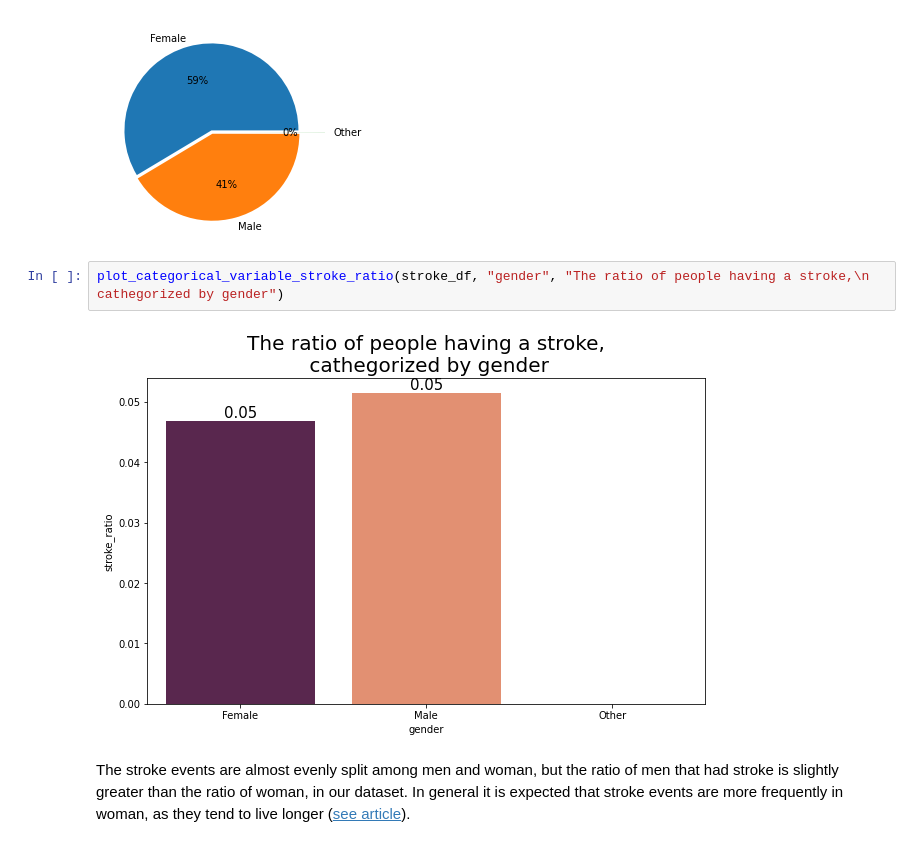
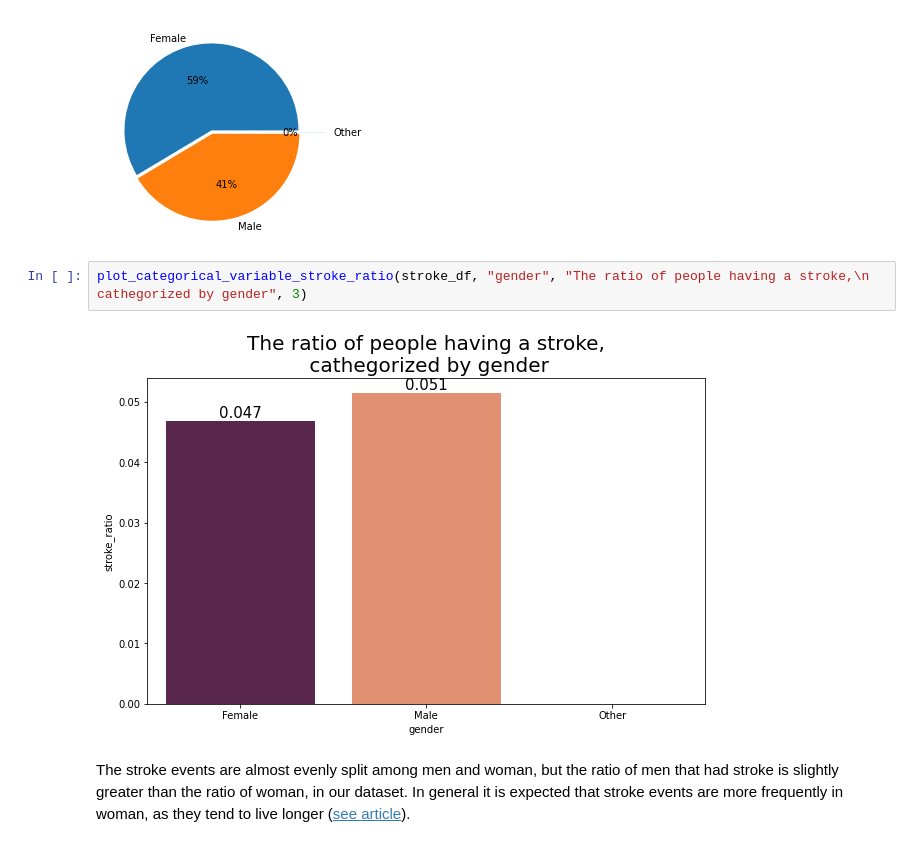
Before and after one commit to bori00/Stroke-Predictor, a Jupyter notebook: Stroke_Predictor.ipynb, the cells around one changed output. Saved outputs shown, nothing was run; the diff lists cells and outputs as text.

```diff
--- a/Stroke_Predictor.ipynb
+++ b/Stroke_Predictor.ipynb
@@ -333,9 +333,9 @@ plt.show()
 # %% [output]
 [figure]
 # %%
-plot_categorical_variable_stroke_ratio(stroke_df, "gender", "The ratio of people having a stroke,\n cathegorized by gender")
+plot_categorical_variable_stroke_ratio(stroke_df, "gender", "The ratio of people having a stroke,\n cathegorized by gender", 3)
 # %% [output]
-[figure, old version]
+[figure, new version]
 # %% [markdown]
 The stroke events are almost evenly split among men and woman, but the ratio of men that had stroke is slightly greater than the ratio of woman, in our dataset. In general it is expected that stroke events are more frequently in woman, as they tend to live longer ([see article](https://www.ncbi.nlm.nih.gov/pmc/articles/PMC2665267/)).
 # %% [markdown]
```
Also changed, not shown: parts of 11 cells of this notebook.
